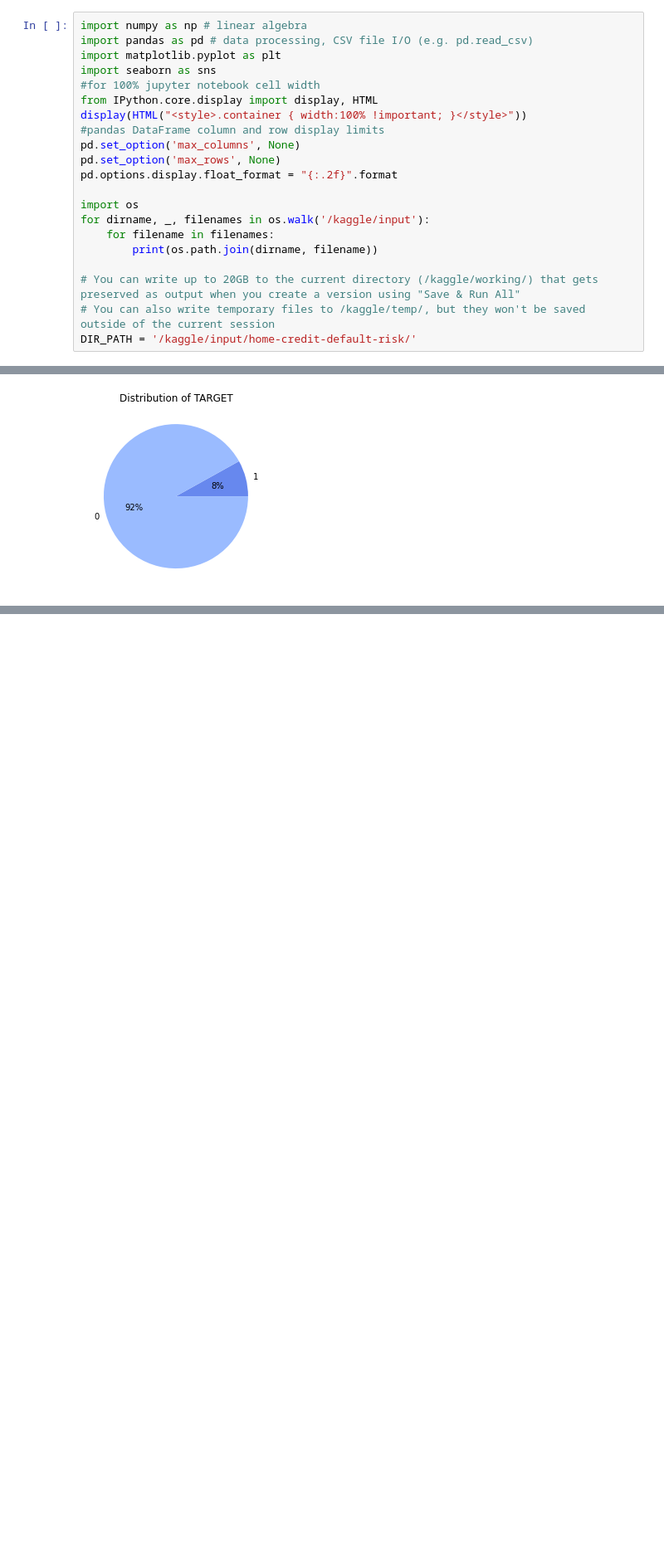
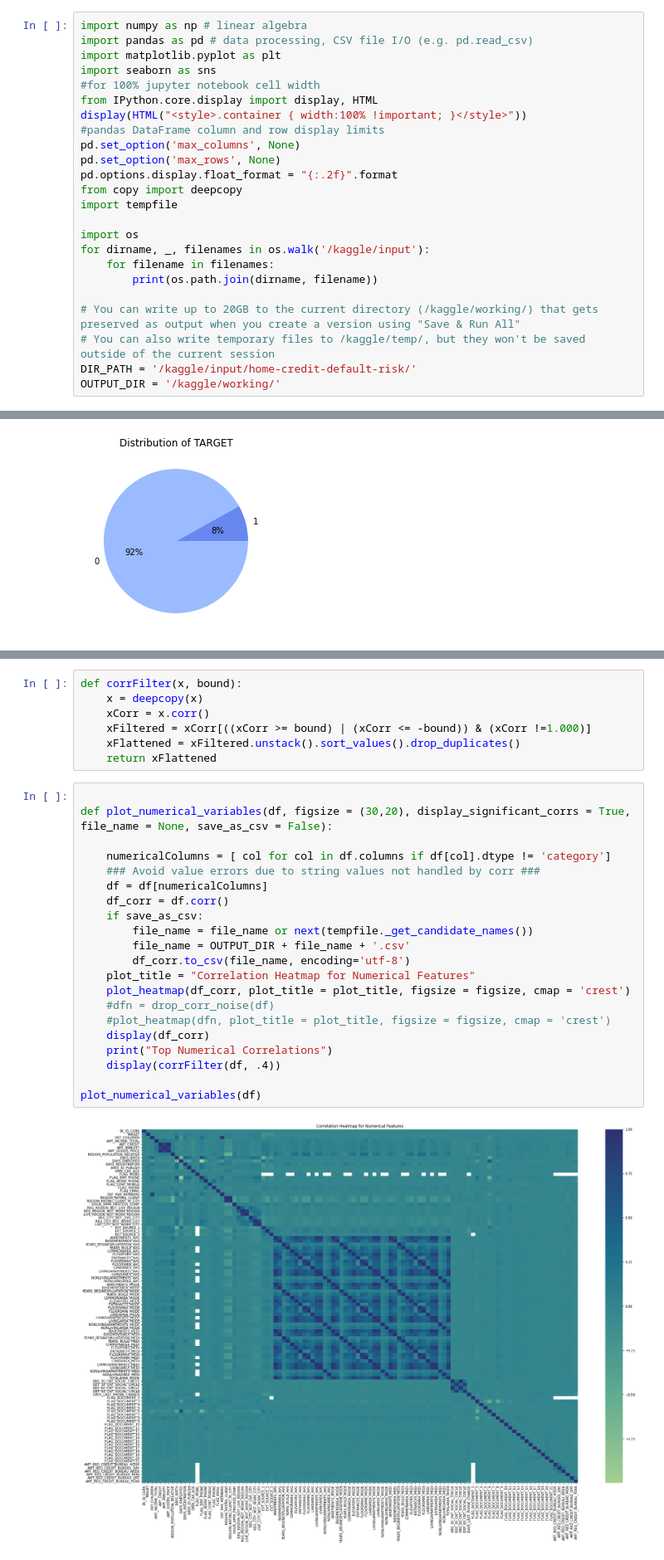
Before and after one commit to amithsbhat/Capstone-Home-Credit-Default-Risk, a Jupyter notebook: eda-home-credit-default-risk.ipynb, the cells around one changed output, grey strips where cells are left out. Shown at 83% size. Drawn from its saved outputs; the diff is of its cells as text; blank space fills up the shorter version.

Commit message:
Kaggle Notebook | EDA-Home-Credit-Default-Risk | Version 12

```diff
--- a/eda-home-credit-default-risk.ipynb
+++ b/eda-home-credit-default-risk.ipynb
@@ -10,6 +10,8 @@ display(HTML("<style>.container { width:100% !important; }</style>"))
 pd.set_option('max_columns', None)
 pd.set_option('max_rows', None)
 pd.options.display.float_format = "{:.2f}".format
+from copy import deepcopy
+import tempfile
 
 import os
 for dirname, _, filenames in os.walk('/kaggle/input'):
@@ -19,6 +21,7 @@ for dirname, _, filenames in os.walk('/kaggle/input'):
 # You can write up to 20GB to the current directory (/kaggle/working/) that gets preserved as output when you create a version using "Save & Run All"
 # You can also write temporary files to /kaggle/temp/, but they won't be saved outside of the current session
 DIR_PATH = '/kaggle/input/home-credit-default-risk/'
+OUTPUT_DIR = '/kaggle/working/'
 # %% [output]
 /kaggle/input/home-credit-default-risk/sample_submission.csv
 /kaggle/input/home-credit-default-risk/bureau_balance.csv
@@ -231,0 +291,30 @@ plt.show()
+# %%
+def corrFilter(x, bound):
+    x = deepcopy(x)
+    xCorr = x.corr()
+    xFiltered = xCorr[((xCorr >= bound) | (xCorr <= -bound)) & (xCorr !=1.000)]
+    xFlattened = xFiltered.unstack().sort_values().drop_duplicates()
+    return xFlattened
+# %%
+
+def plot_numerical_variables(df, figsize = (30,20), display_significant_corrs = True, file_name = None, save_as_csv = False):
+
+    numericalColumns = [ col for col in df.columns if df[col].dtype != 'category']
+    ### Avoid value errors due to string values not handled by corr ###
+    df = df[numericalColumns]
+    df_corr = df.corr()
+    if save_as_csv:
+        file_name = file_name or next(tempfile._get_candidate_names())
+        file_name = OUTPUT_DIR + file_name + '.csv'
+        df_corr.to_csv(file_name, encoding='utf-8')
+    plot_title = "Correlation Heatmap for Numerical Features"
+    plot_heatmap(df_corr, plot_title = plot_title, figsize = figsize, cmap = 'crest')
+    #dfn = drop_corr_noise(df)
+    #plot_heatmap(dfn, plot_title = plot_title, figsize = figsize, cmap = 'crest')
+    display(df_corr)
+    print("Top Numerical Correlations")
+    display(corrFilter(df, .4))
+
+plot_numerical_variables(df)
+# %% [output]
+[figure, added]
```
Also changed, not shown: parts of 6 cells of this notebook.
